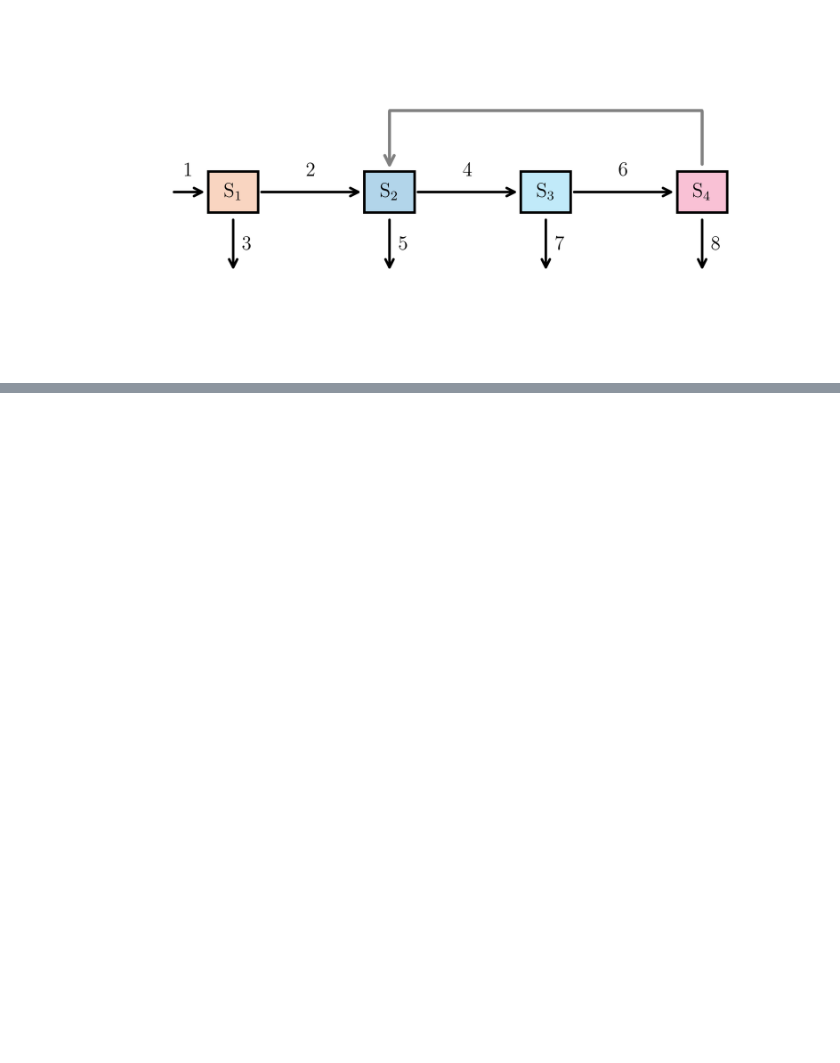
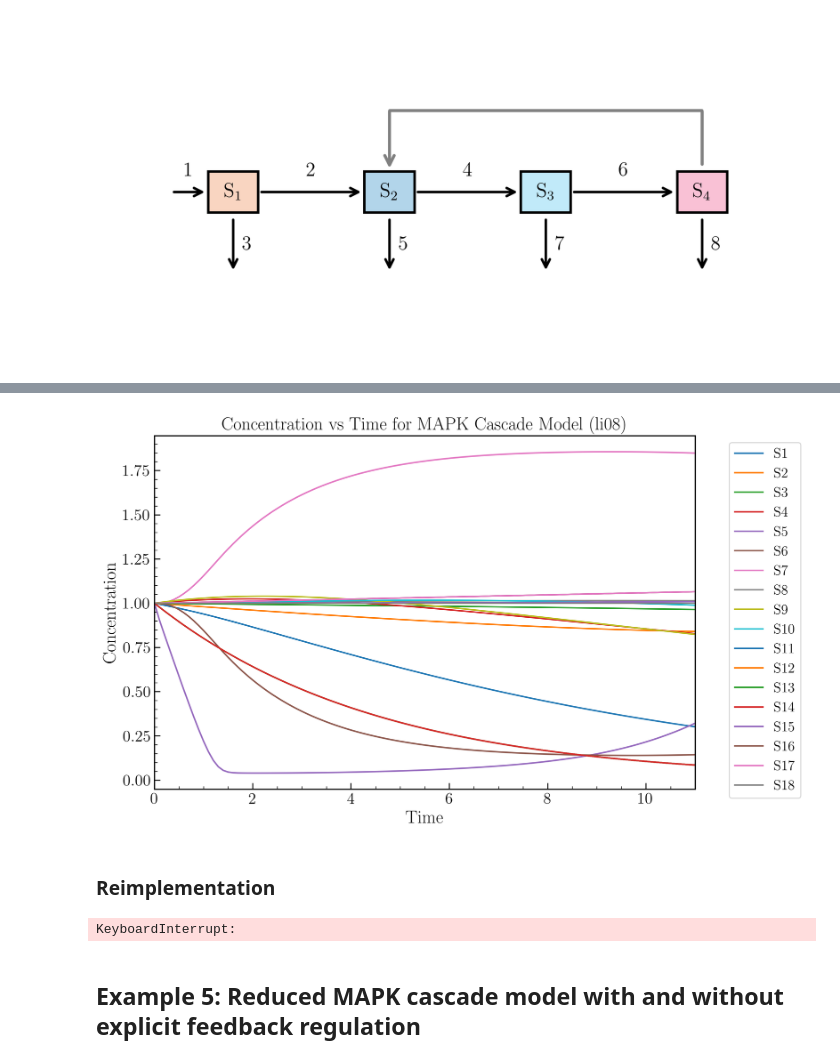
Before and after one commit to vmeomeo/LoopDetect_2025, a Jupyter notebook: Python/notebook/test.ipynb, the cells around one changed output, grey strips where cells are left out. Cells and saved outputs as stored; diff of their text form; code cells hidden in the pictures; blank space fills up the shorter version.

Commit message:
Update examples python

```diff
--- a/Python/notebook/test.ipynb
+++ b/Python/notebook/test.ipynb
@@ -483,0 +755,22 @@ plt.show()
+# %%
+# Solve MAPK cascade model (li08) and plot results
+def model_li08(t, x):
+    return lde.func_li08(x, t)
+time_points_li08 = np.linspace(0, 11, 111)
+initial_conditions_li08 = np.ones((18,))  # Initial concentrations for li08 model
+sol_li08 = solve_ivp(model_li08, [time_points_li08[0], time_points_li08[-1]], initial_conditions_li08,
+                    t_eval=time_points_li08, method='RK45', rtol=1e-6)
+# %%
+plt.figure(figsize=(10, 6))
+plt.plot(sol_li08.t, sol_li08.y.T)
+plt.xlim(0, 11)
+plt.xlabel('Time')
+plt.ylabel('Concentration')
+plt.title('Concentration vs Time for MAPK Cascade Model (li08)')
+plt.legend([f'S{i+1}' for i in range(18)], bbox_to_anchor=(1.05, 1), loc='upper left')
+plt.tight_layout()
+plt.show()
+# %% [output]
+[figure, added]
+# %% [markdown]
+### **Reimplementation**
@@ -483,0 +876,5 @@ plt.show()
+# %%
+t = np.linspace(0, 2000, 20001)
+sol = solve_MAPK_22(initial_conditions_22, t, params_22)
+# %% [output]
+KeyboardInterrupt:
@@ -483,0 +890,2 @@ plt.show()
+# %% [markdown]
+## **Example 5: Reduced MAPK cascade model with and without explicit feedback regulation**
```
Also changed, not shown: parts of 54 cells of this notebook, 4 other files.
